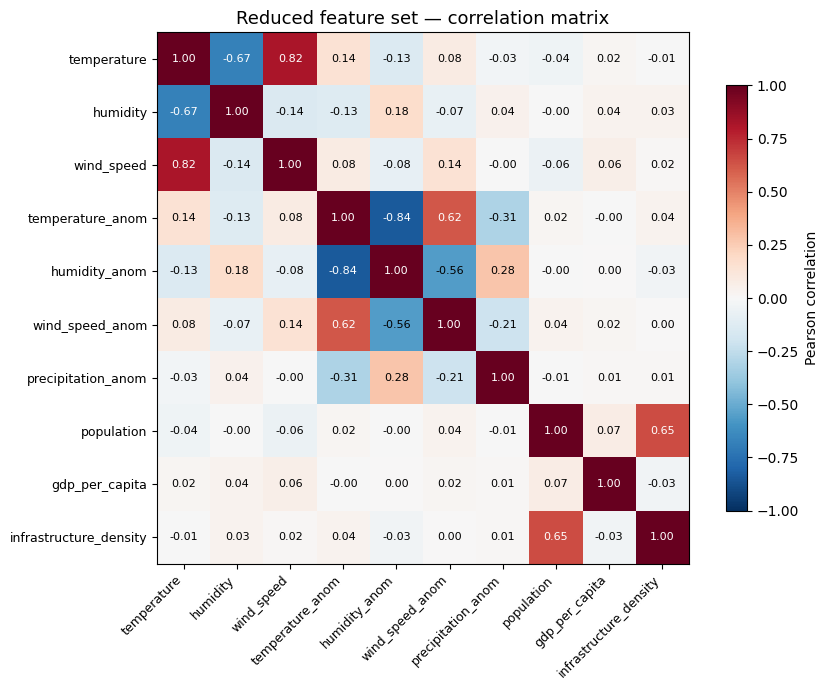
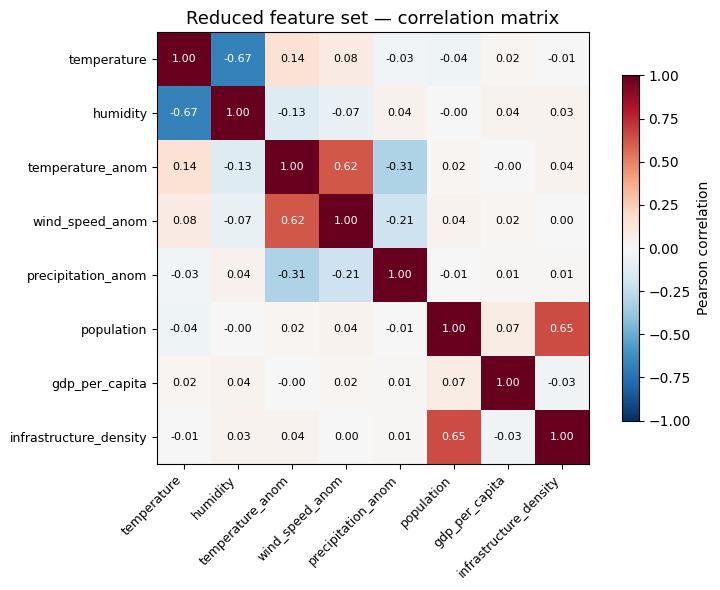
The notebook cell's code change between the first figure and the second:
--- before
+++ after
@@ -2,7 +2,5 @@
     'temperature',
     'humidity',
-    'wind_speed',
     'temperature_anom',
-    'humidity_anom',
     'wind_speed_anom',
     'precipitation_anom',
@@ -14,5 +12,5 @@
 corr_reduced = df[REDUCED].corr()
 
-fig, ax = plt.subplots(figsize=(9, 7))
+fig, ax = plt.subplots(figsize=(8, 6))
 im = ax.imshow(corr_reduced.values, cmap='RdBu_r', vmin=-1, vmax=1)
 plt.colorbar(im, ax=ax, shrink=0.8, label='Pearson correlation')

Commit: Reduce feature set to 8+1 independent features, add LR hyperparameter tuning with PredefinedSplit, final evaluation on held-out test set (2022-2023)